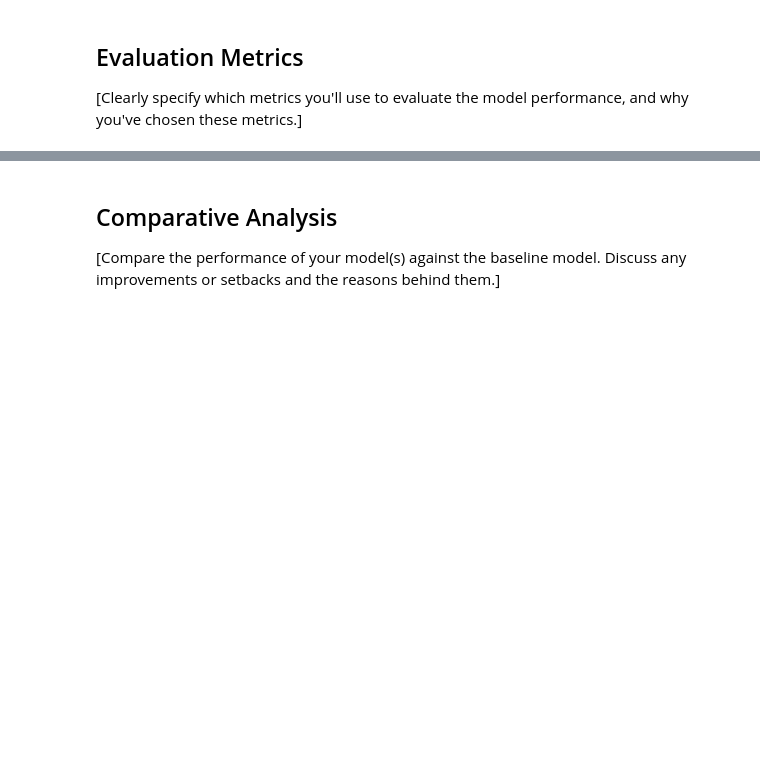
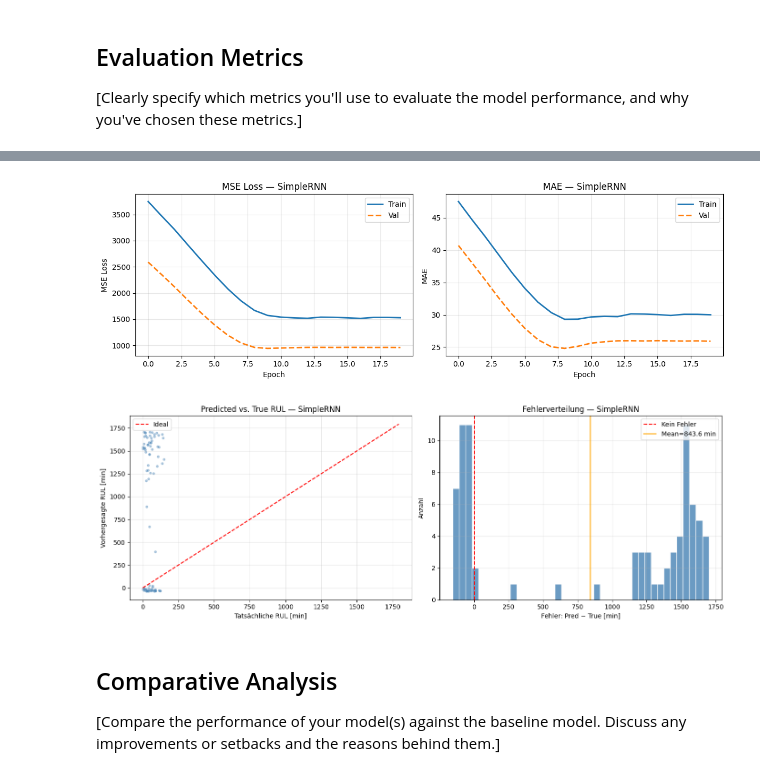
Before and after one commit to thorsten789/hurricane_cloud_prediction, a Jupyter notebook: 3_Model/model_definition_evaluation_JS.ipynb, the cells around one changed output, grey strips where cells are left out. Saved outputs shown, nothing was run; the diff lists cells and outputs as text; code cells hidden in the pictures; blank space fills up the shorter version.

Commit message:
implemented different model definitions and evaluation

```diff
--- a/3_Model/model_definition_evaluation_JS.ipynb
+++ b/3_Model/model_definition_evaluation_JS.ipynb
@@ -469,3 +840,46 @@ Final shapes:
+# %%
+def plot_predictions(results, n_samples=300, model_name=MODEL_TYPE):
+    """
+    Scatter-Plot: Vorhergesagte vs. tatsächliche Restlebensdauer.
+    Ideallinie = y=x (perfekte Vorhersage).
+    """
+    y_true = results["y_true"].flatten()[:n_samples]
+    y_pred = results["y_pred"].flatten()[:n_samples]
+
+    fig, axes = plt.subplots(1, 2, figsize=(14, 5))
+
+    # --- Scatter ---
+    ax = axes[0]
+    ax.scatter(y_true, y_pred, alpha=0.4, s=10, color="steelblue")
+    lim = max(y_true.max(), y_pred.max()) * 1.05
+    ax.plot([0, lim], [0, lim], "r--", linewidth=1.5, label="Ideal")
+    ax.set_xlabel("Tatsächliche RUL [min]")
+    ax.set_ylabel("Vorhergesagte RUL [min]")
+    ax.set_title(f"Predicted vs. True RUL — {model_name}")
+    ax.legend()
+    ax.grid(True, alpha=0.3)
+
+    # --- Fehlerverteilung ---
+    ax = axes[1]
+    errors = y_pred - y_true
+    ax.hist(errors, bins=40, color="steelblue", edgecolor="white", alpha=0.8)
+    ax.axvline(0, color="red", linestyle="--", linewidth=1.5, label="Kein Fehler")
+    ax.axvline(errors.mean(), color="orange", linestyle="-",
+               linewidth=1.5, label=f"Mean={errors.mean():.1f} min")
+    ax.set_xlabel("Fehler: Pred − True [min]")
+    ax.set_ylabel("Anzahl")
+    ax.set_title(f"Fehlerverteilung — {model_name}")
+    ax.legend()
+    ax.grid(True, alpha=0.3)
+
+    plt.tight_layout()
+    plt.show()
+# %%
+plot_training_history(history)
+plot_predictions(results)
+# %% [output]
+[figure, added]
+[figure, added]
 # %% [markdown]
 ## Comparative Analysis
 
```
Also changed, not shown: parts of 29 cells of this notebook.
